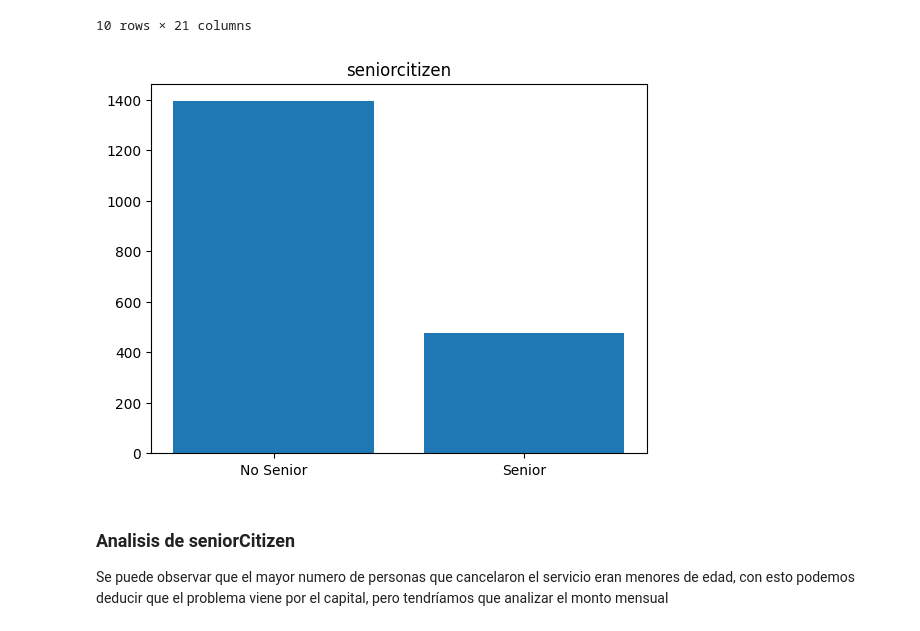
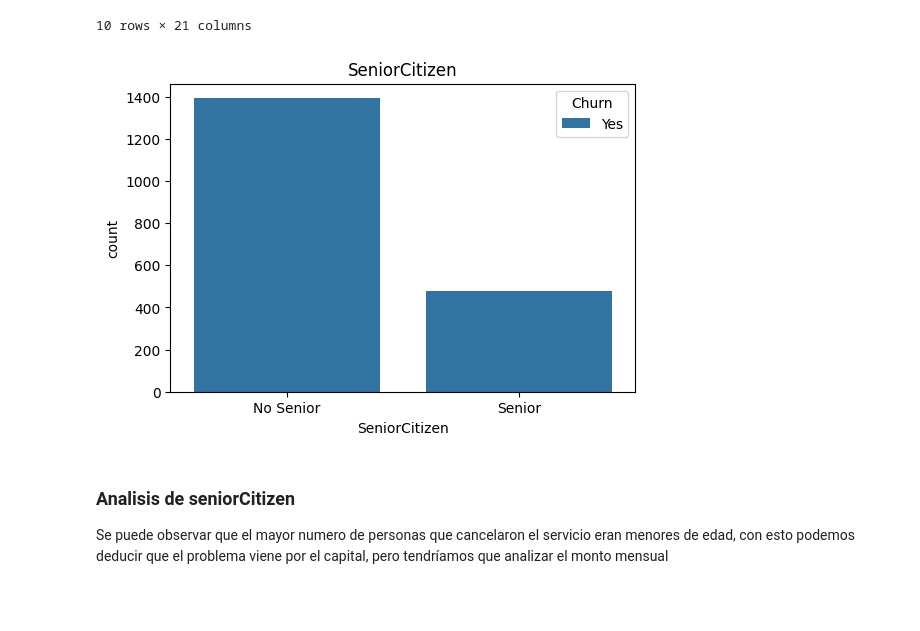
Before and after one commit to HugoCD20/churn-prediction, a Jupyter notebook: notebooks/eda.ipynb, the cells around one changed output. Saved outputs shown, nothing was run; the diff lists cells and outputs as text; code cells hidden in the pictures; blank space fills up the shorter version.

```diff
--- a/notebooks/eda.ipynb
+++ b/notebooks/eda.ipynb
@@ -52,13 +52,14 @@ churn.head(10)
 # %%
 #Seniorcitizen
 
-conteo = churn["SeniorCitizen"].value_counts()
+plt.figure(figsize=(6,4))
 
-plt.bar(["No Senior","Senior"],conteo.values)
-plt.title("seniorcitizen")
+sns.countplot(data=churn, x="SeniorCitizen", hue="Churn")
+plt.xticks([0,1], ["No Senior", "Senior"])
+plt.title("SeniorCitizen")
 plt.show()
 # %% [output]
-[figure, old version]
+[figure, new version]
 # %% [markdown]
 ### Analisis de seniorCitizen
 Se puede observar que el mayor numero de personas que cancelaron el servicio eran menores de edad, con esto podemos deducir que el problema viene por el capital, pero tendríamos que analizar el monto mensual
```
Also changed, not shown: parts of 4 cells of this notebook.
